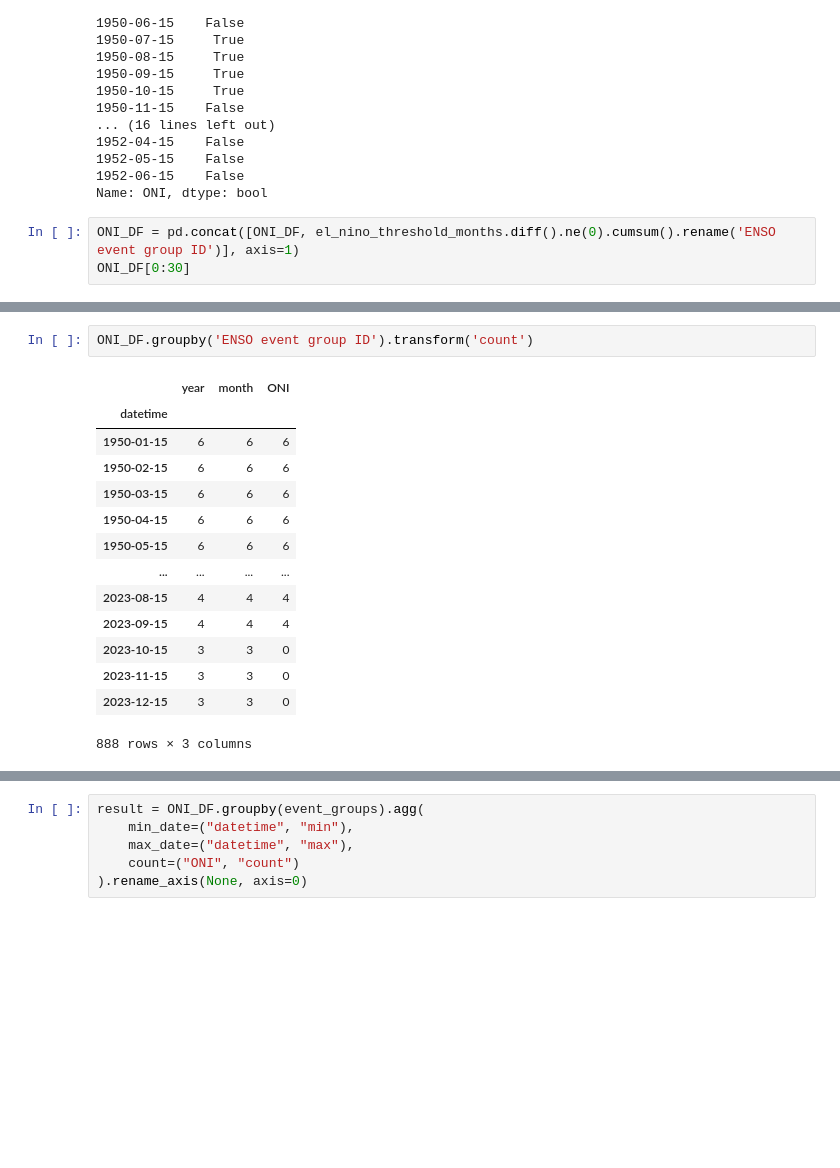
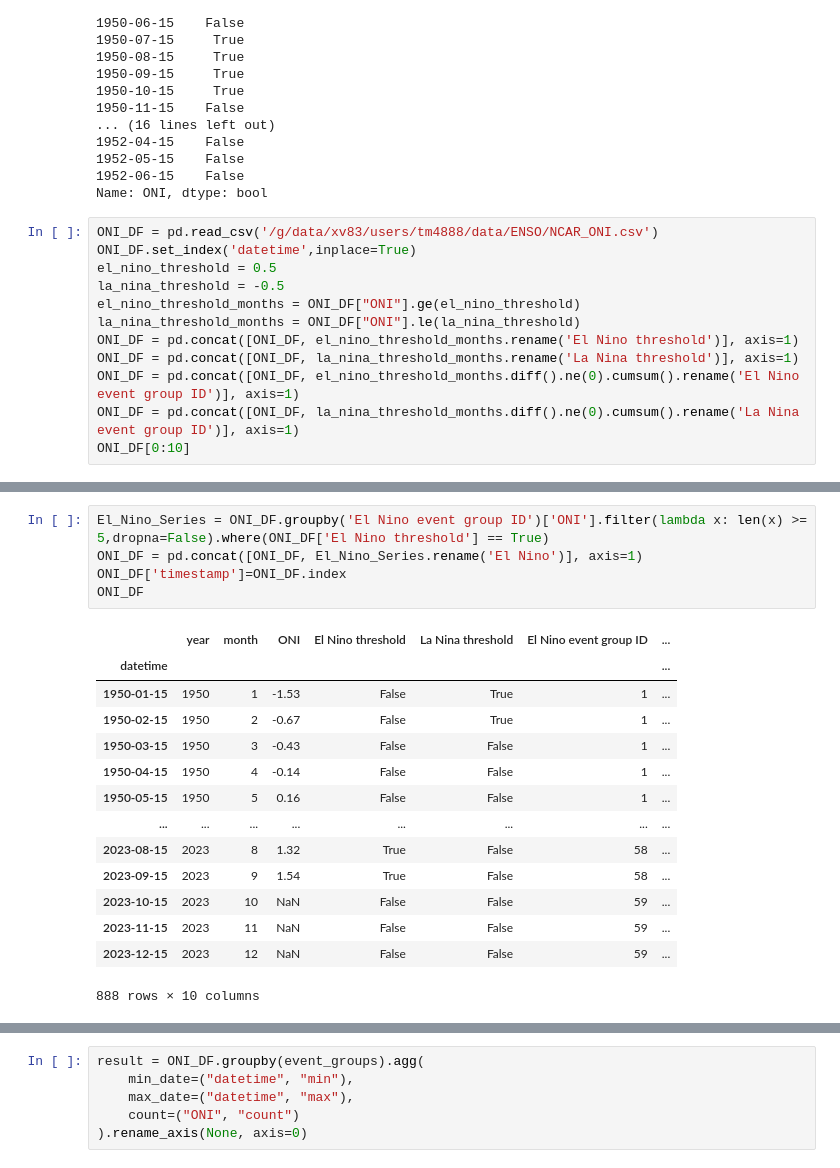
Before and after one commit to Thomas-Moore-Creative/BRAN-climatology-generator-demo, a Jupyter notebook: notebooks/demo_sandbox.ipynb, the cells around one changed output, grey strips where cells are left out. Saved outputs shown, nothing was run; the diff lists cells and outputs as text; blank space fills up the shorter version.

```diff
--- a/notebooks/demo_sandbox.ipynb
+++ b/notebooks/demo_sandbox.ipynb
@@ -341,6 +379,15 @@ datetime
 1952-06-15    False
 Name: ONI, dtype: bool
 # %%
-ONI_DF = pd.concat([ONI_DF, el_nino_threshold_months.diff().ne(0).cumsum().rename('ENSO event group ID')], axis=1)
-ONI_DF[0:30]
+ONI_DF = pd.read_csv('/g/data/xv83/users/tm4888/data/ENSO/NCAR_ONI.csv')
+ONI_DF.set_index('datetime',inplace=True)
+el_nino_threshold = 0.5
+la_nina_threshold = -0.5
+el_nino_threshold_months = ONI_DF["ONI"].ge(el_nino_threshold)
+la_nina_threshold_months = ONI_DF["ONI"].le(la_nina_threshold)
+ONI_DF = pd.concat([ONI_DF, el_nino_threshold_months.rename('El Nino threshold')], axis=1)
+ONI_DF = pd.concat([ONI_DF, la_nina_threshold_months.rename('La Nina threshold')], axis=1)
+ONI_DF = pd.concat([ONI_DF, el_nino_threshold_months.diff().ne(0).cumsum().rename('El Nino event group ID')], axis=1)
+ONI_DF = pd.concat([ONI_DF, la_nina_threshold_months.diff().ne(0).cumsum().rename('La Nina event group ID')], axis=1)
+ONI_DF[0:10]
 # %% [output]
@@ -365,17 +406,20 @@ ONI_DF[0:30]
 # %%
-ONI_DF.groupby('ENSO event group ID').transform('count')
+El_Nino_Series = ONI_DF.groupby('El Nino event group ID')['ONI'].filter(lambda x: len(x) >= 5,dropna=False).where(ONI_DF['El Nino threshold'] == True)
+ONI_DF = pd.concat([ONI_DF, El_Nino_Series.rename('El Nino')], axis=1)
+ONI_DF['timestamp']=ONI_DF.index
+ONI_DF
 # %% [output]
-|  | year | month | ONI |
-| datetime |  |  |  |
-| 1950-01-15 | 6 | 6 | 6 |
-| 1950-02-15 | 6 | 6 | 6 |
-| 1950-03-15 | 6 | 6 | 6 |
-| 1950-04-15 | 6 | 6 | 6 |
-| 1950-05-15 | 6 | 6 | 6 |
-| ... | ... | ... | ... |
-| 2023-08-15 | 4 | 4 | 4 |
-| 2023-09-15 | 4 | 4 | 4 |
-| 2023-10-15 | 3 | 3 | 0 |
-| 2023-11-15 | 3 | 3 | 0 |
-| 2023-12-15 | 3 | 3 | 0 |
+|  | year | month | ONI | El Nino threshold | La Nina threshold | El Nino event group ID | ... |
+| datetime |  |  |  |  |  |  | ... |
+| 1950-01-15 | 1950 | 1 | -1.53 | False | True | 1 | ... |
+| 1950-02-15 | 1950 | 2 | -0.67 | False | True | 1 | ... |
+| 1950-03-15 | 1950 | 3 | -0.43 | False | False | 1 | ... |
+| 1950-04-15 | 1950 | 4 | -0.14 | False | False | 1 | ... |
+| 1950-05-15 | 1950 | 5 | 0.16 | False | False | 1 | ... |
+| ... | ... | ... | ... | ... | ... | ... | ... |
+| 2023-08-15 | 2023 | 8 | 1.32 | True | False | 58 | ... |
+| 2023-09-15 | 2023 | 9 | 1.54 | True | False | 58 | ... |
+| 2023-10-15 | 2023 | 10 | NaN | False | False | 59 | ... |
+| 2023-11-15 | 2023 | 11 | NaN | False | False | 59 | ... |
+| 2023-12-15 | 2023 | 12 | NaN | False | False | 59 | ... |
-888 rows × 3 columns
+888 rows × 10 columns
```
Also changed, not shown: parts of 8 cells of this notebook.
